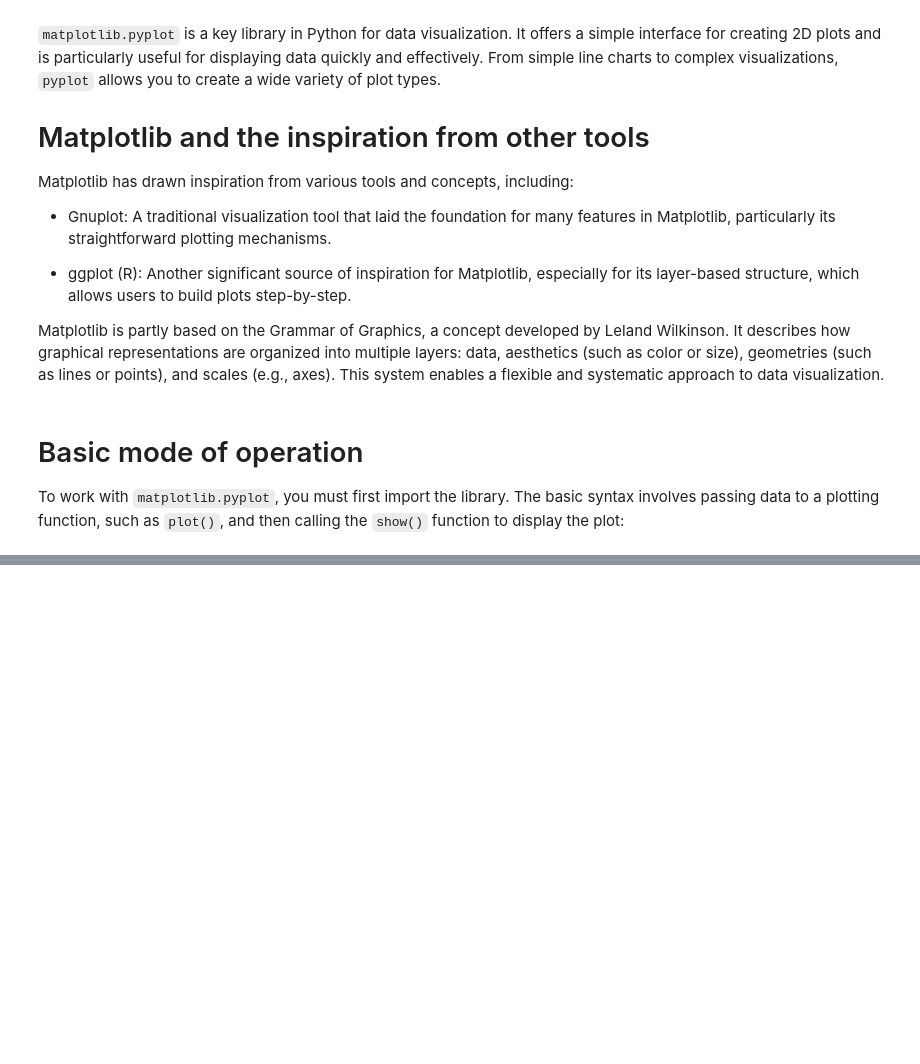
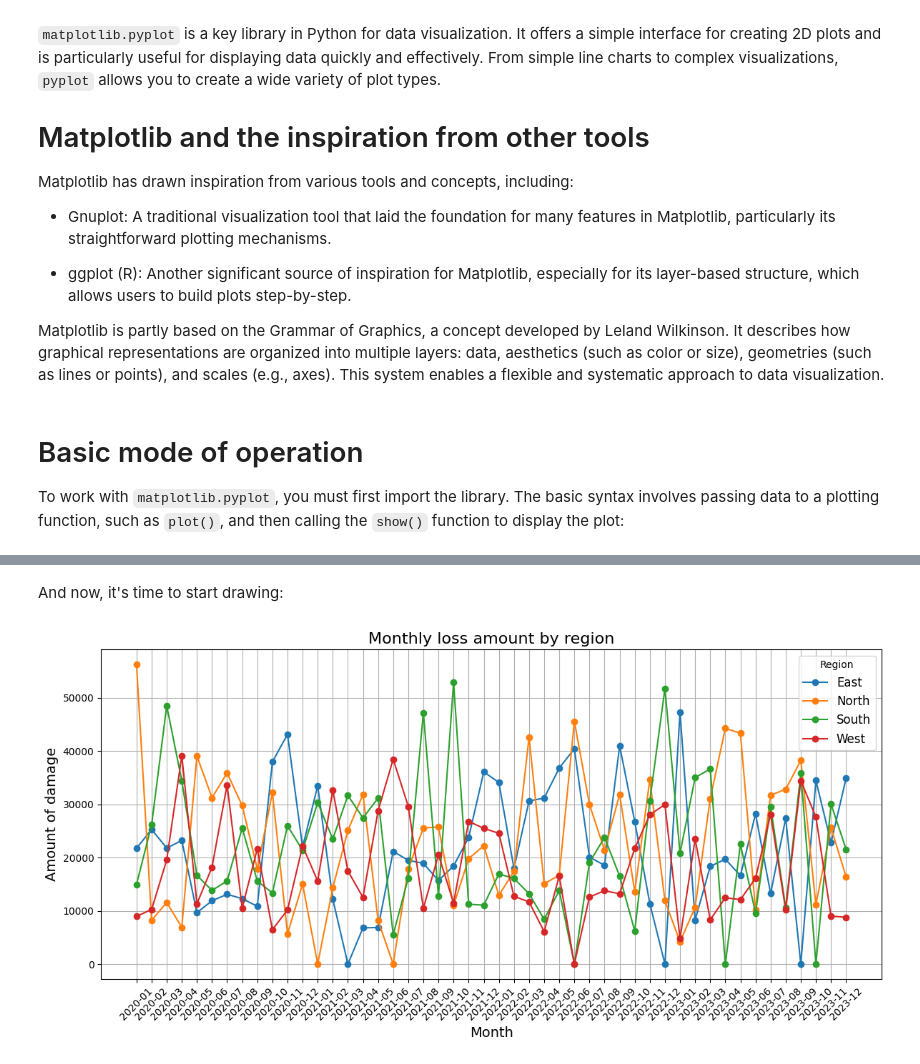
Before and after one commit to Ashton94089/Actuarial-Practice, a Jupyter notebook: 04_python_visualization.ipynb, the cells around one changed output, grey strips where cells are left out. Drawn from its saved outputs; the diff is of its cells as text; code cells hidden in the pictures; blank space fills up the shorter version.

```diff
--- a/04_python_visualization.ipynb
+++ b/04_python_visualization.ipynb
@@ -39,0 +109,8 @@ Text(0, 0.5, 'Y-axis')
+# %%
+# Grouping by year and month and summing the claim amount
+natural_damage_df['Month'] = natural_damage_df['Date_of_loss'].dt.to_period('M')
+grouped_by_month = natural_damage_df.groupby(['Month','Region'])['Amount_of_Damage'].sum().reset_index()
+
+# Pivoting the DataFrame to have regions as columns
+pivot_df = grouped_by_month.pivot(index='Month', columns='Region', values='Amount_of_Damage').fillna(0)
+pivot_df.head()
@@ -39,0 +125,23 @@ Text(0, 0.5, 'Y-axis')
+# %% [markdown]
+And now, it's time to start drawing:
+# %%
+# Create a visualization of damage amounts by region
+plt.figure(figsize=(12, 6))
+
+# Iterate through the columns of the pivoted DataFrame and plot each region
+for region in pivot_df.columns:
+  plt.plot(pivot_df.index.astype(str), pivot_df[region], marker='o', label=region)
+
+# Adjust chart
+plt.title('Monthly loss amount by region', fontsize=16)
+plt.xlabel('Month', fontsize=14)
+plt.ylabel('Amount of damage', fontsize=14)
+plt.xticks(rotation=45)
+plt.legend(title='Region', fontsize=12)
+plt.grid()
+plt.tight_layout()
+
+# Display the diagram
+plt.show()
+# %% [output]
+[figure, added]
```
Also changed, not shown: parts of 22 cells of this notebook.
